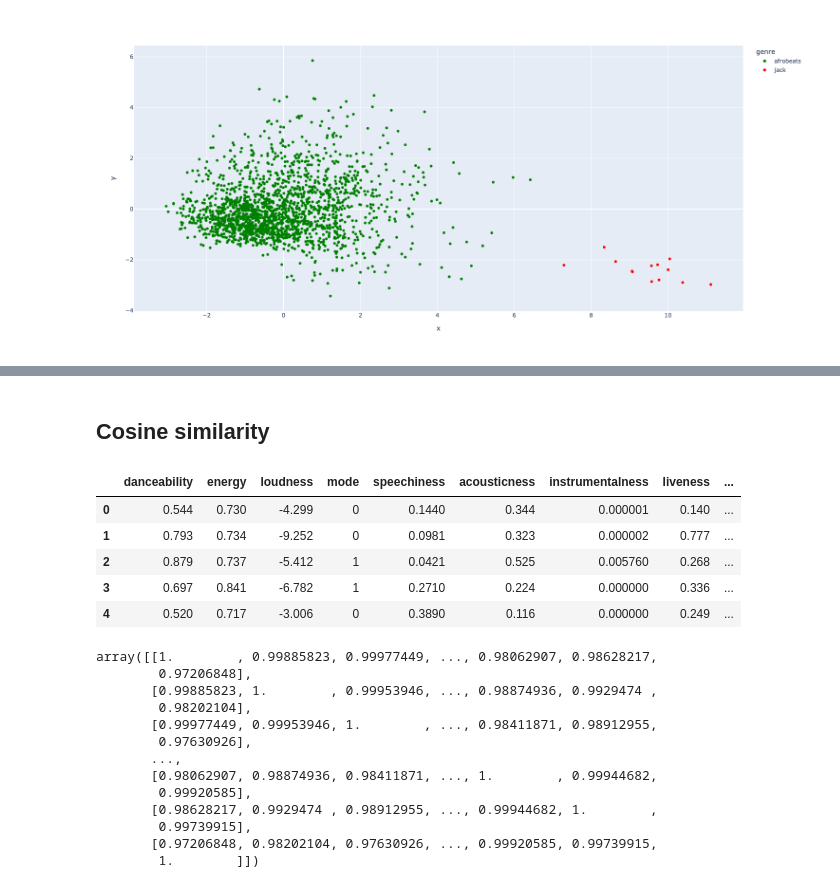
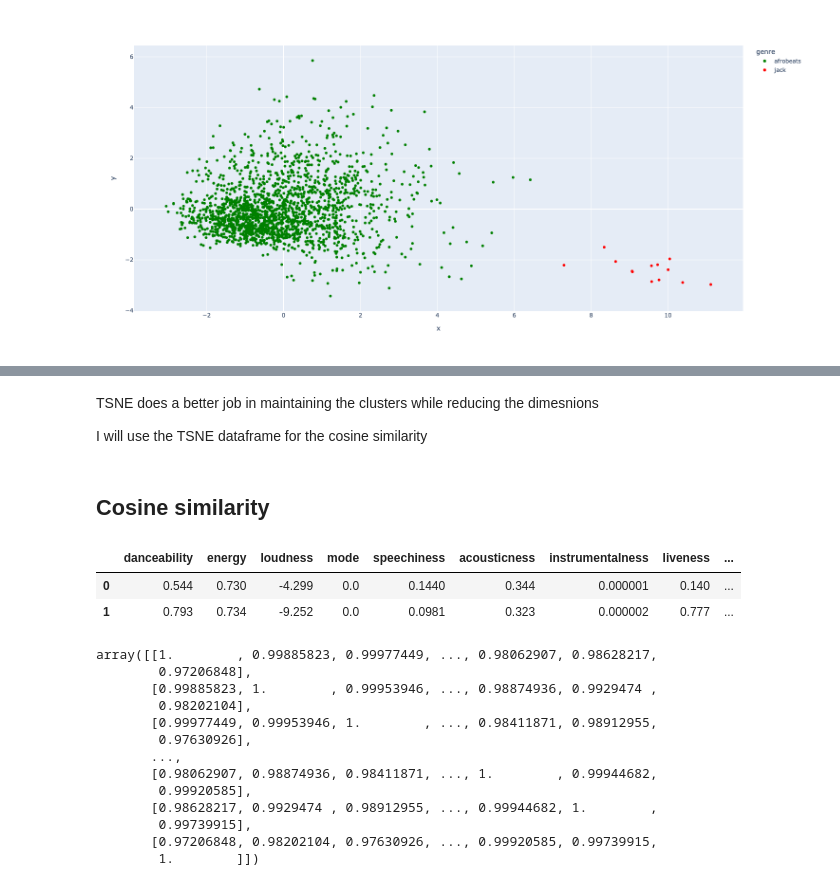
Before and after one commit to CaptCardoso/Afrobeats-Recommender-System, a Jupyter notebook: notebooks/jack's recommendations.ipynb, the cells around one changed output, grey strips where cells are left out. Drawn from its saved outputs; the diff is of its cells as text; code cells hidden in the pictures.

```diff
--- a/notebooks/jack's recommendations.ipynb
+++ b/notebooks/jack's recommendations.ipynb
@@ -149,14 +146,15 @@ sns.scatterplot( x=tsne_df['x'], y=tsne_df['y'], hue=tsne_df['genre']);
+# %% [markdown]
+TSNE does a better job in maintaining the clusters while reducing the dimesnions
+
+I will use the TSNE dataframe for the cosine similarity
 # %% [markdown]
 ## Cosine similarity
 # %%
-X.head()
+X.head(2)
 # %% [output]
 |  | danceability | energy | loudness | mode | speechiness | acousticness | instrumentalness | liveness | ... |
-| 0 | 0.544 | 0.730 | -4.299 | 0 | 0.1440 | 0.344 | 0.000001 | 0.140 | ... |
-| 1 | 0.793 | 0.734 | -9.252 | 0 | 0.0981 | 0.323 | 0.000002 | 0.777 | ... |
-| 2 | 0.879 | 0.737 | -5.412 | 1 | 0.0421 | 0.525 | 0.005760 | 0.268 | ... |
-| 3 | 0.697 | 0.841 | -6.782 | 1 | 0.2710 | 0.224 | 0.000000 | 0.336 | ... |
-| 4 | 0.520 | 0.717 | -3.006 | 0 | 0.3890 | 0.116 | 0.000000 | 0.249 | ... |
+| 0 | 0.544 | 0.730 | -4.299 | 0.0 | 0.1440 | 0.344 | 0.000001 | 0.140 | ... |
+| 1 | 0.793 | 0.734 | -9.252 | 0.0 | 0.0981 | 0.323 | 0.000002 | 0.777 | ... |
 # %%
 similarities = cosine_similarity(X)
 # %%
```
Also changed, not shown: parts of 13 cells of this notebook, 6 other files.
